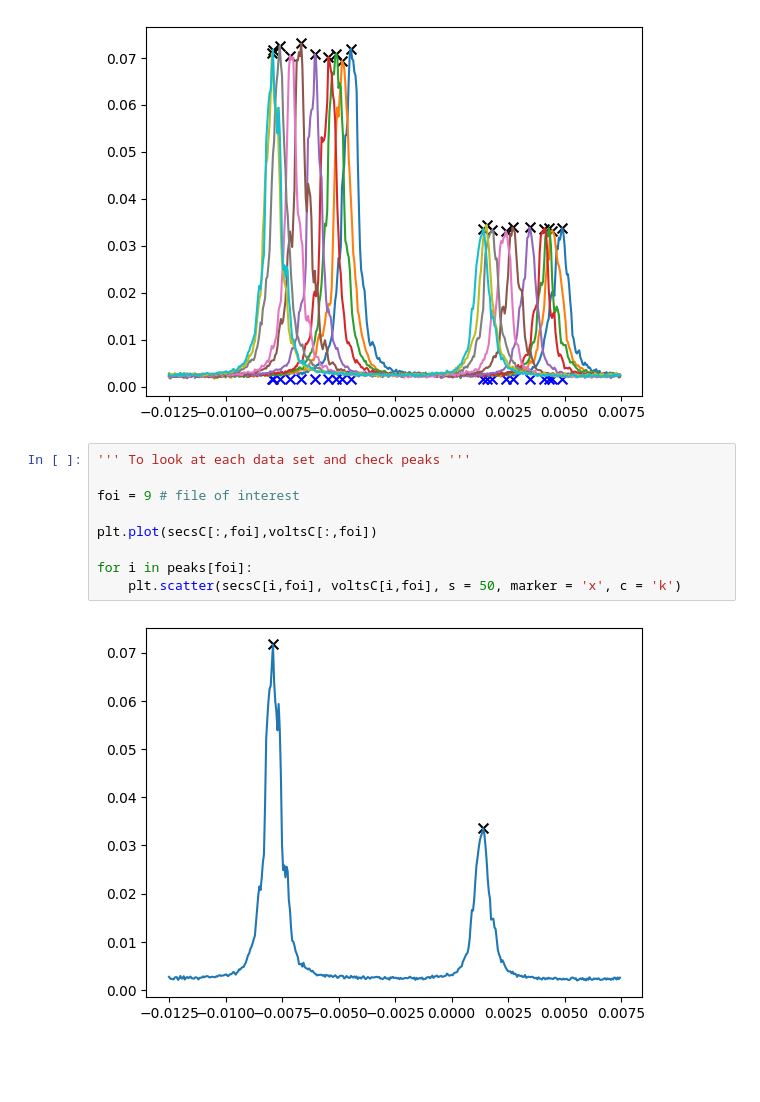
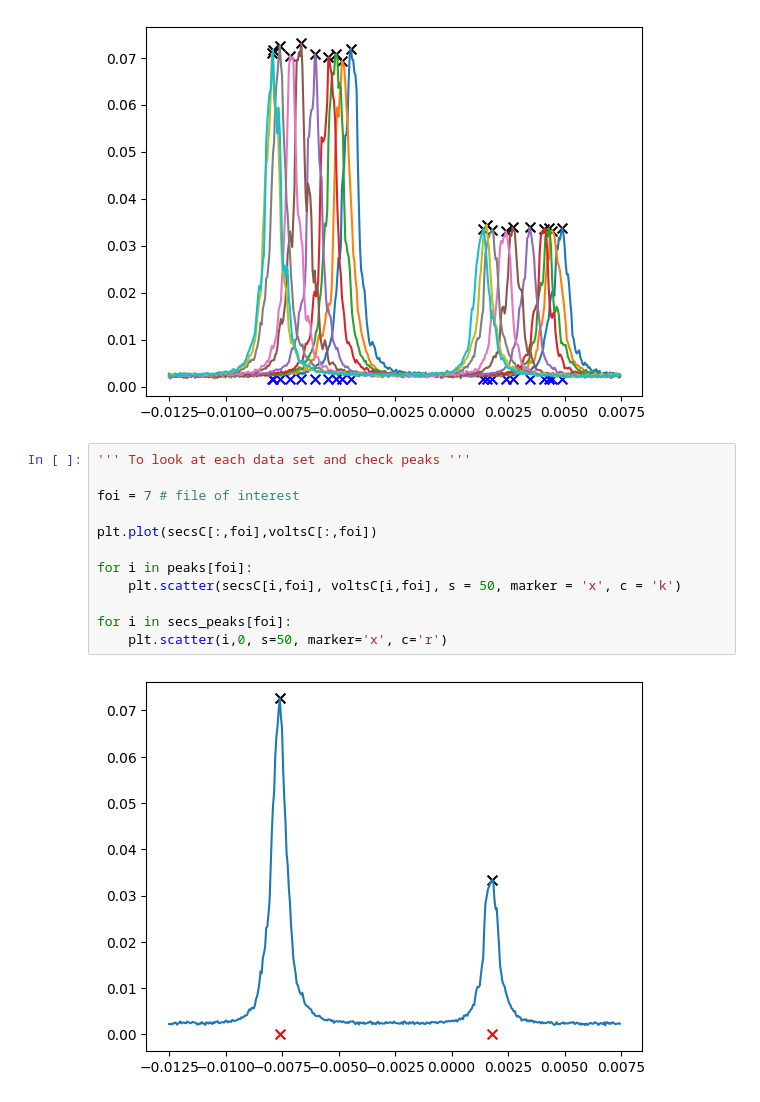
Before and after one commit to akay8/OC1_Code, a Jupyter notebook: fitting_attempt.ipynb, the cells around one changed output. Drawn from its saved outputs; the diff is of its cells as text; blank space fills up the shorter version.

```diff
--- a/fitting_attempt.ipynb
+++ b/fitting_attempt.ipynb
@@ -118,14 +118,17 @@ Corresponding x values [ 0.0014 -0.0079]
 # %%
 ''' To look at each data set and check peaks '''
 
-foi = 9 # file of interest
+foi = 7 # file of interest
 
 plt.plot(secsC[:,foi],voltsC[:,foi])
 
 for i in peaks[foi]:
     plt.scatter(secsC[i,foi], voltsC[i,foi], s = 50, marker = 'x', c = 'k')
+
+for i in secs_peaks[foi]:
+    plt.scatter(i,0, s=50, marker='x', c='r')
 # %% [output]
-[figure, old version]
+[figure, new version]
 # %%
 ''' re-scale x axis comparing to frequency spacing between peaks '''
 
```
Also changed, not shown: parts of 4 cells of this notebook, 1 other file.
